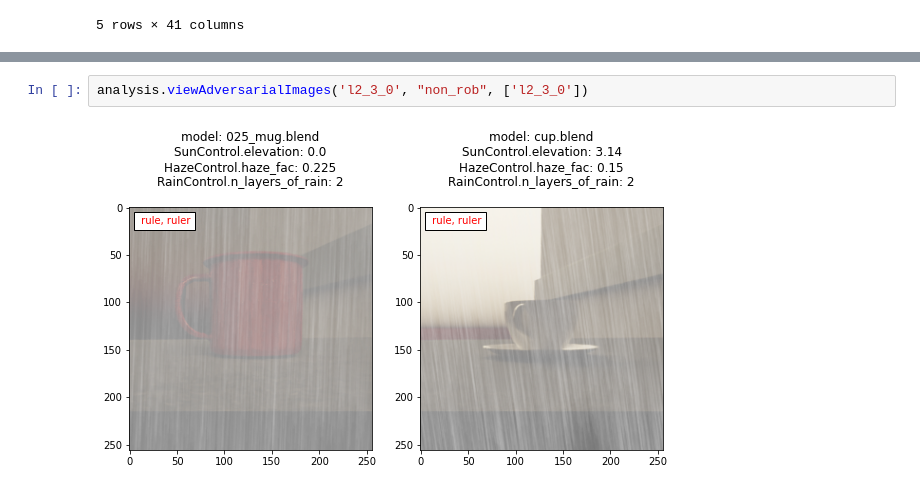
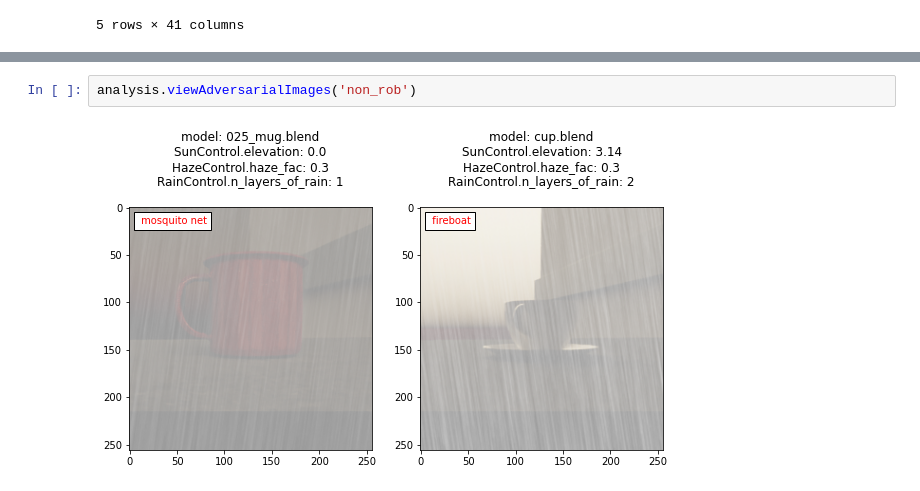
Before and after one commit to lr98769/3db, a Jupyter notebook: experiments/changing_weather/cup_mug/analysis/compare_results.ipynb, the cells around one changed output, grey strips where cells are left out. Saved outputs shown, nothing was run; the diff lists cells and outputs as text.

```diff
--- a/experiments/changing_weather/cup_mug/analysis/compare_results.ipynb
+++ b/experiments/changing_weather/cup_mug/analysis/compare_results.ipynb
@@ -365,6 +536,6 @@ analysis.getAdversarialImageIDs('linf_8', "non_rob")
 {'025_mug.blend': '2c2e2f9d-2136-4377-a432-63bb58ad54c6',
  'cup.blend': '8ec3e3d9-1ce4-4a70-9432-d20162547c51'}
 # %%
-analysis.viewAdversarialImages('l2_3_0', "non_rob", ['l2_3_0'])
+analysis.viewAdversarialImages('non_rob')
 # %% [output]
-[figure, old version]
+[figure, new version]
```
Also changed, not shown: parts of 12 cells of this notebook, 2 other files.
